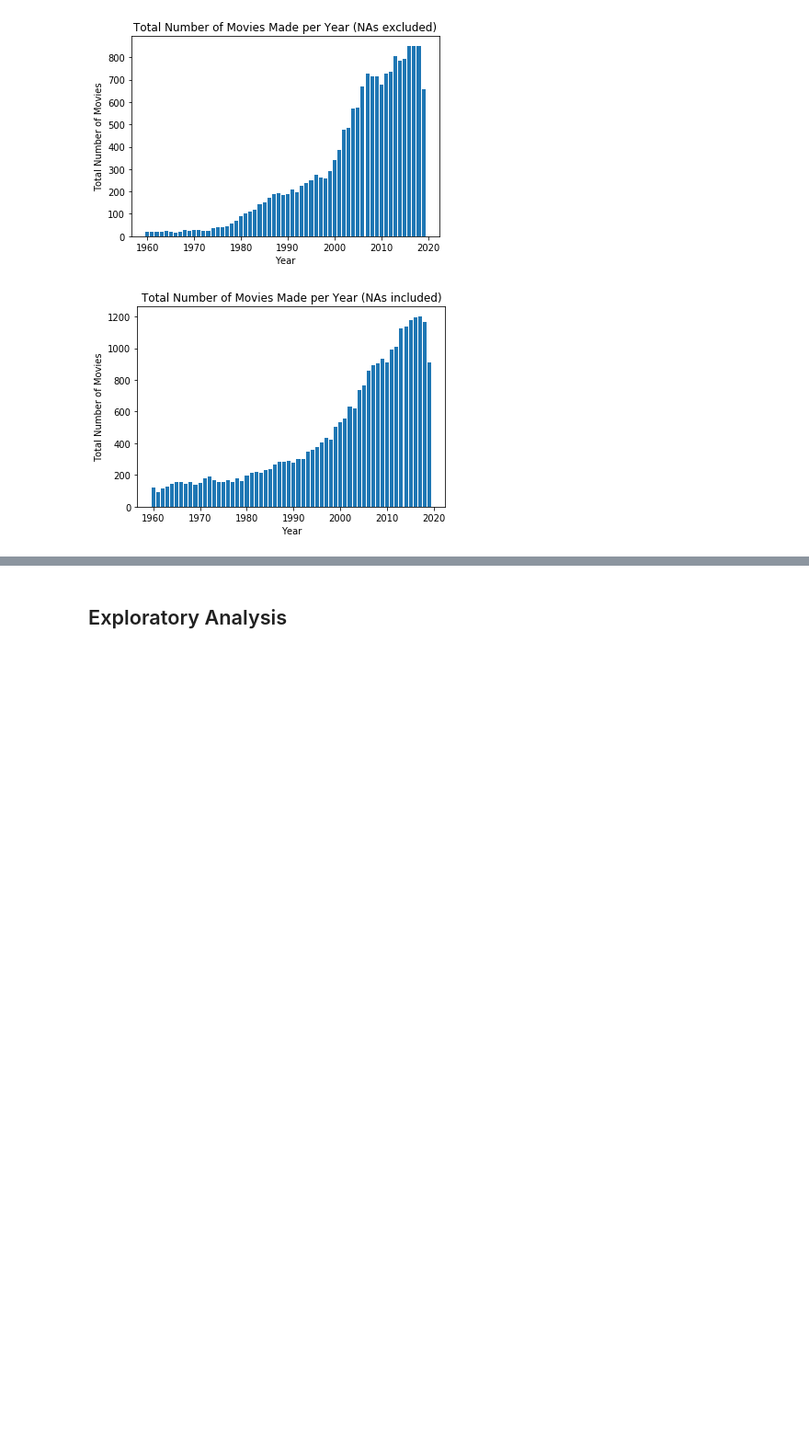
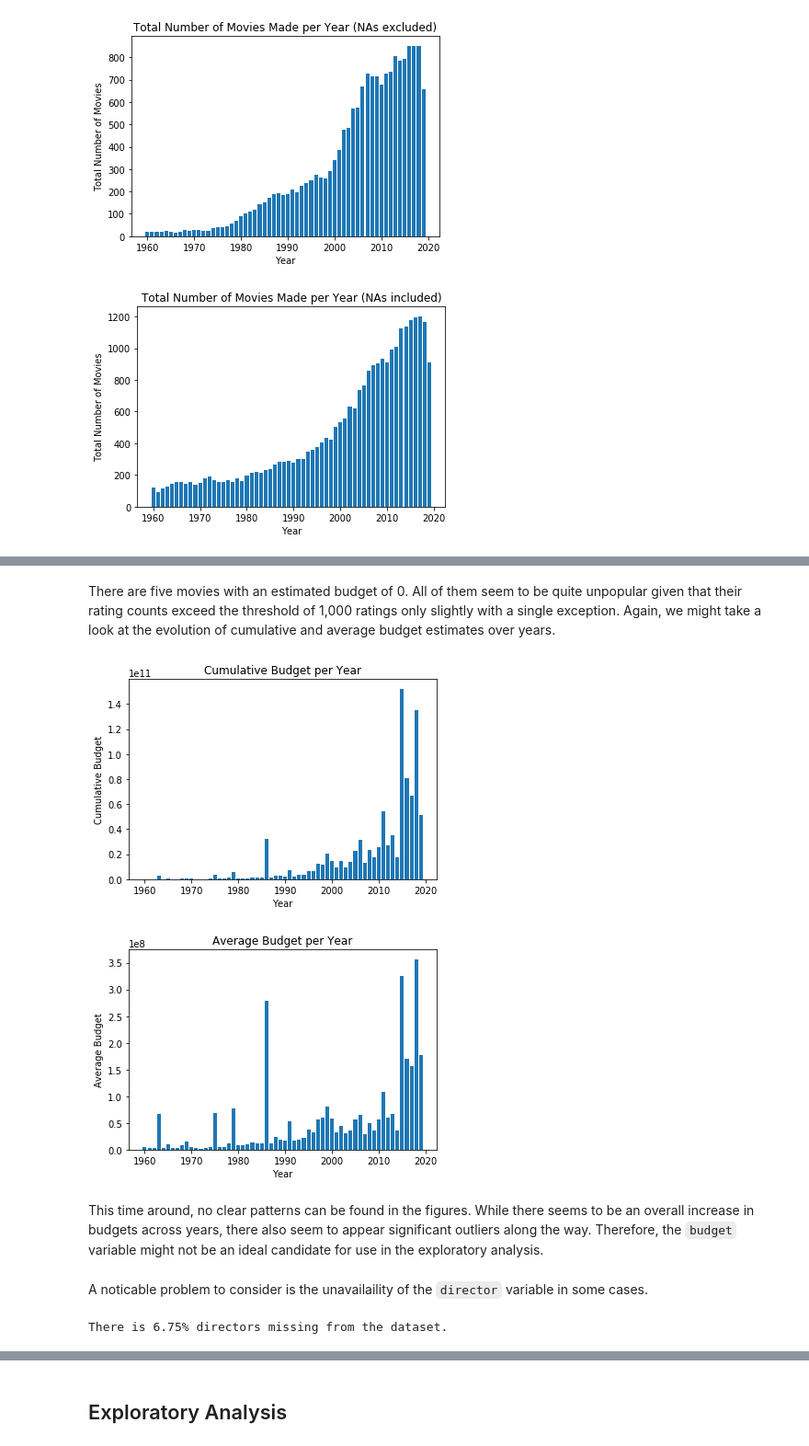
Before and after one commit to zilaeric/dpp-project, a Jupyter notebook: project.ipynb, the cells around one changed output, grey strips where cells are left out. Shown at 92% size. Drawn from its saved outputs; the diff is of its cells as text; code cells hidden in the pictures; blank space fills up the shorter version.

Commit message:
Finished descriptive analysis.

```diff
--- a/project.ipynb
+++ b/project.ipynb
@@ -813,0 +837,34 @@ The shape of the curves resembles the shape of the curve plotting years against
+# %% [markdown]
+There are five movies with an estimated budget of 0. All of them seem to be quite unpopular given that their rating counts exceed the threshold of 1,000 ratings only slightly with a single exception. Again, we might take a look at the evolution of cumulative and average budget estimates over years.
+# %%
+cumulative = []
+mean = []
+
+for year in years:
+    df = mdf.df.budget[(mdf.df.release_date >= f'{year}-01-01') &
+                       (mdf.df.release_date < f'{year + 1}-01-01')].dropna()
+    cumulative.append(df.sum())
+    mean.append(df.mean())
+
+plt.bar(years, cumulative)
+plt.xlabel('Year')
+plt.ylabel('Cumulative Budget')
+plt.title('Cumulative Budget per Year')
+plt.show()
+
+plt.bar(years, mean)
+plt.xlabel('Year')
+plt.ylabel('Average Budget')
+plt.title('Average Budget per Year')
+plt.show()
+# %% [output]
+[figure, added]
+[figure, added]
+# %% [markdown]
+This time around, no clear patterns can be found in the figures. While there seems to be an overall increase in budgets across years, there also seem to appear significant outliers along the way. Therefore, the `budget` variable might not be an ideal candidate for use in the exploratory analysis.
+# %% [markdown]
+A noticable problem to consider is the unavailaility of the `director` variable in some cases.
+# %%
+print(f"There is {round(mdf.df.director.isna().sum()/len(mdf.df)*100, 2)}% directors missing from the dataset.")
+# %% [output]
+There is 6.75% directors missing from the dataset.
```
Also changed, not shown: parts of 9 cells of this notebook.
